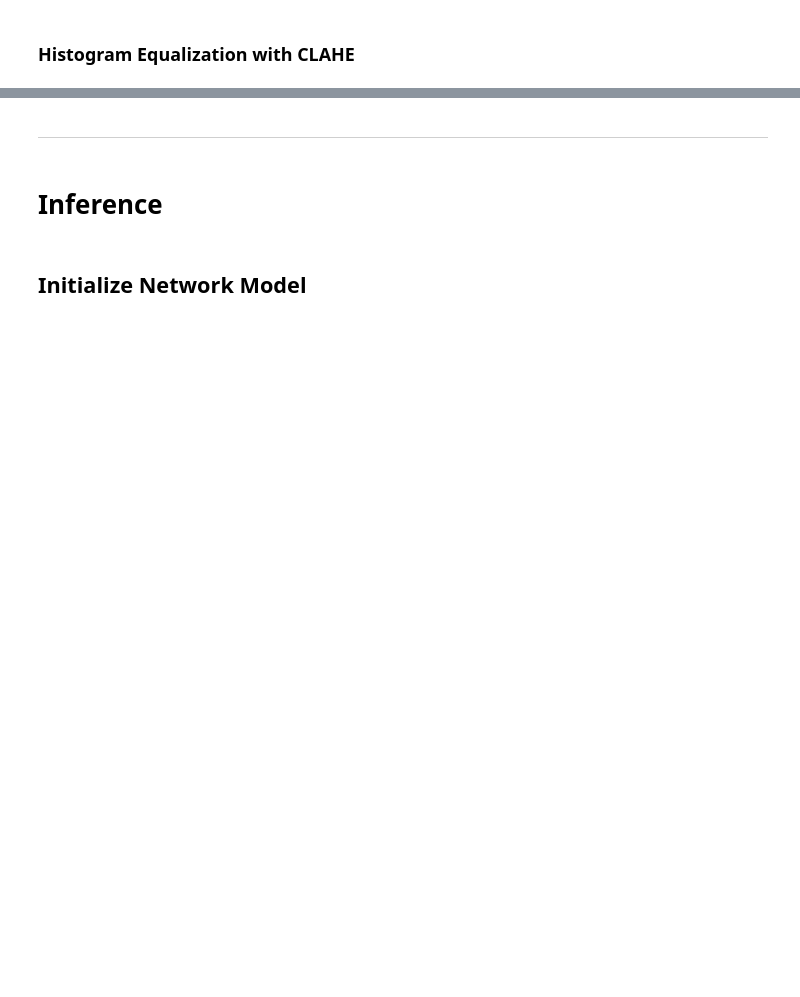
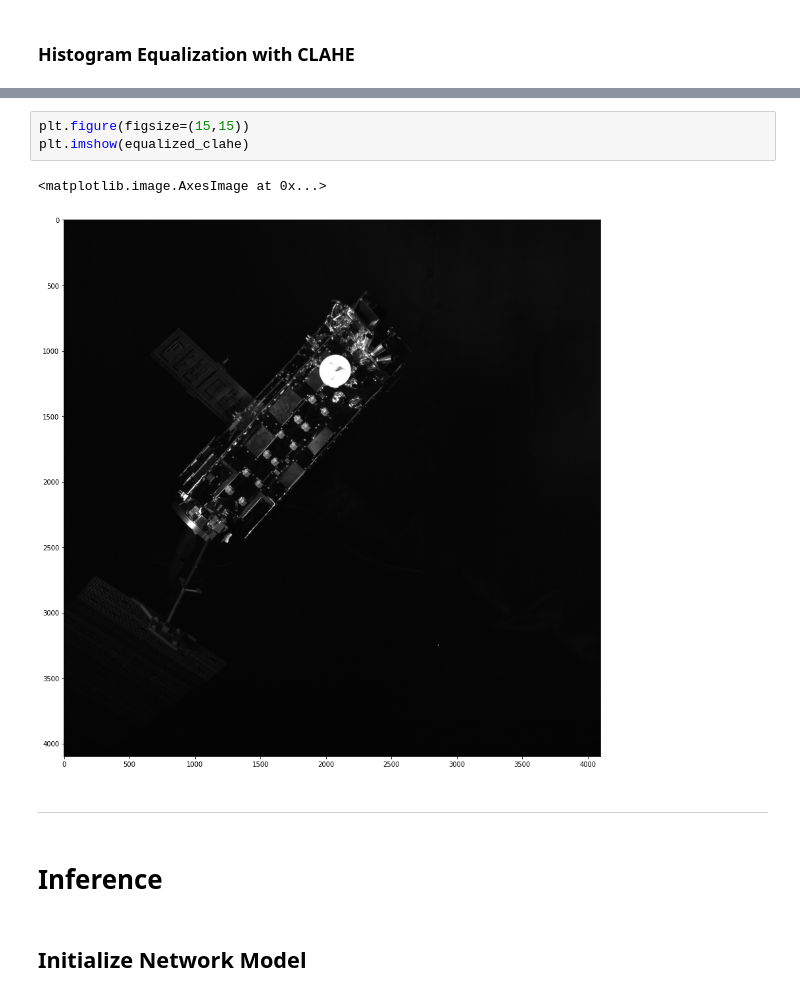
Before and after one commit to femalegeekinsv/Lite-HRNet, a Jupyter notebook: inference.ipynb, the cells around one changed output, grey strips where cells are left out. Saved outputs shown, nothing was run; the diff lists cells and outputs as text; blank space fills up the shorter version.

```diff
--- a/inference.ipynb
+++ b/inference.ipynb
@@ -223,3 +224,9 @@ inputs['image'] = equalized_clahe
+# %%
+plt.figure(figsize=(15,15))
+plt.imshow(equalized_clahe)
+# %% [output]
+<matplotlib.image.AxesImage at 0x...>
+[figure, added]
 # %% [markdown]
 -------------------
 # %% [markdown]
```
Also changed, not shown: parts of 18 cells of this notebook, 5 other files.
